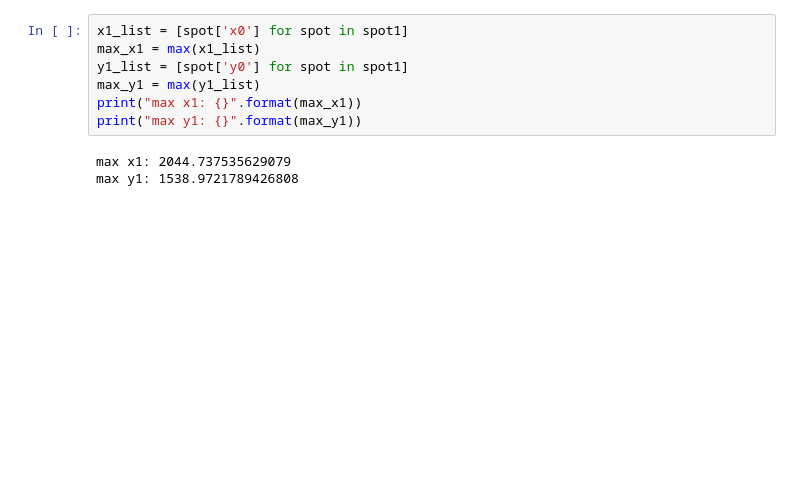
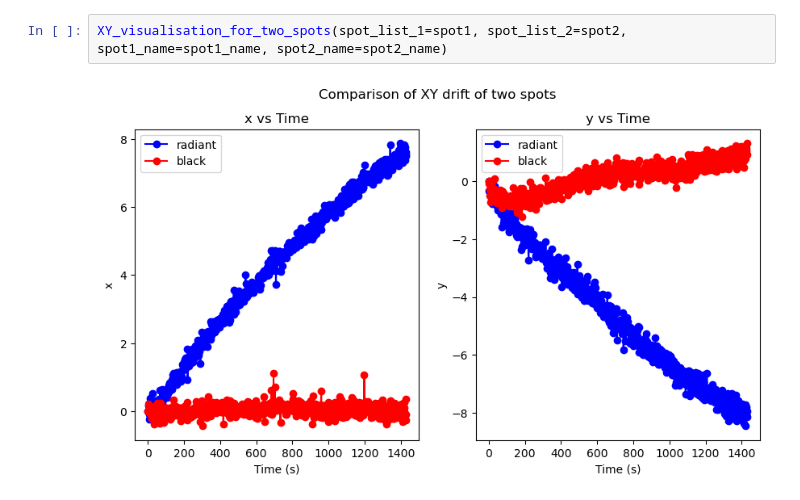
Before and after one commit to Z3phyr7/slmsuite, a Jupyter notebook: data_analyse.ipynb, the cells around one changed output. Saved outputs shown, nothing was run; the diff lists cells and outputs as text; blank space fills up the shorter version.

```diff
--- a/data_analyse.ipynb
+++ b/data_analyse.ipynb
@@ -39,10 +41,4 @@ XY_visualisation(spot_list=spot2)
-# %%
-x1_list = [spot['x0'] for spot in spot1]
-max_x1 = max(x1_list)
-y1_list = [spot['y0'] for spot in spot1]
-max_y1 = max(y1_list)
-print("max x1: {}".format(max_x1))
-print("max y1: {}".format(max_y1))
-# %% [output]
-max x1: 2044.737535629079
-max y1: 1538.9721789426808
+# %%
+XY_visualisation_for_two_spots(spot_list_1=spot1, spot_list_2=spot2, spot1_name=spot1_name, spot2_name=spot2_name)
+# %% [output]
+[figure, added]
```
Also changed, not shown: parts of 10 cells of this notebook, 7 other files.
